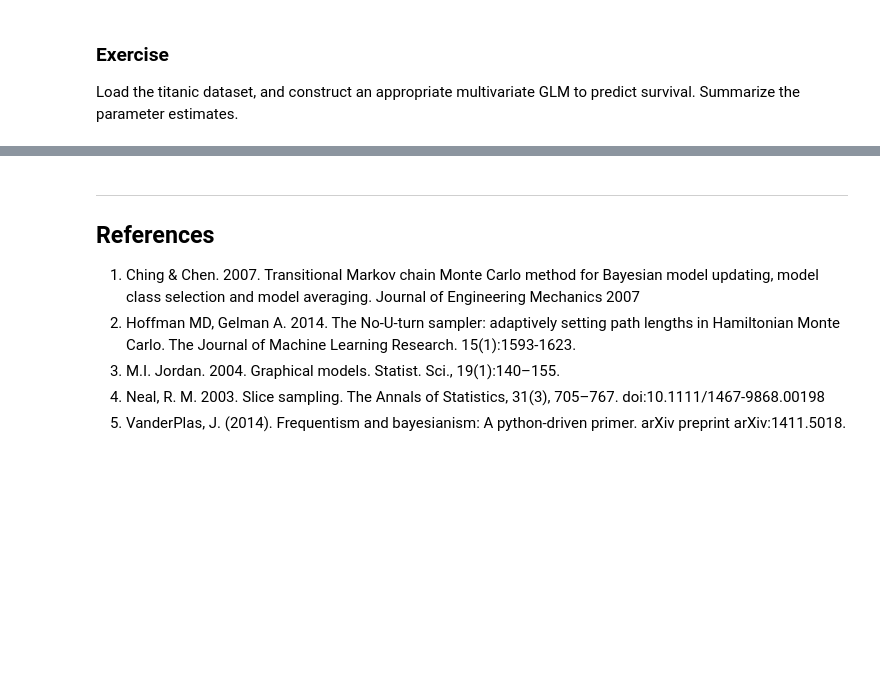
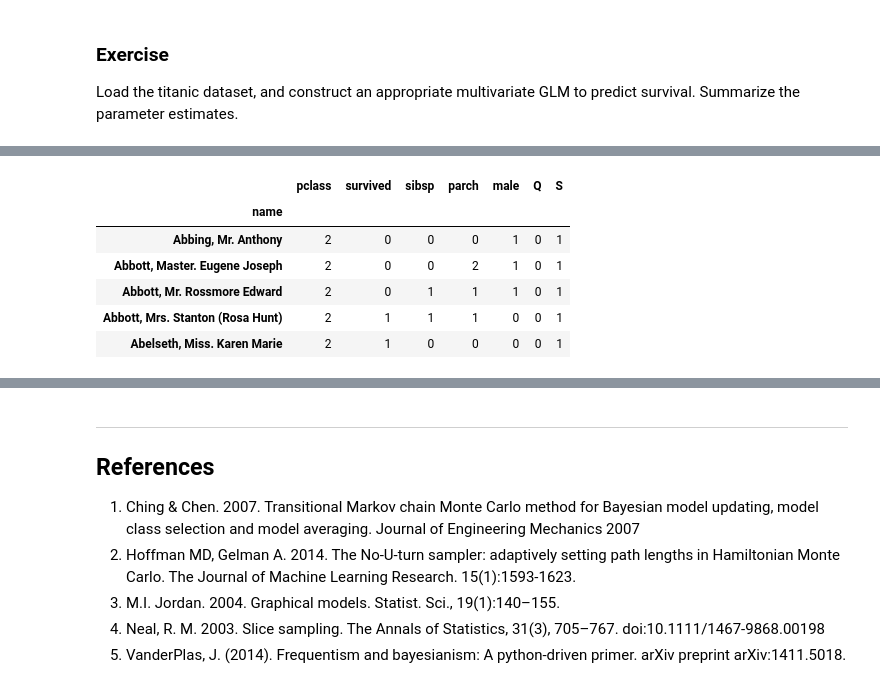
Before and after one commit to weltybiostat/Bios8366, a Jupyter notebook: notebooks/Section4_5-Model-Building-with-PyMC3.ipynb, the cells around one changed output, grey strips where cells are left out. Cells and saved outputs as stored; diff of their text form; code cells hidden in the pictures; blank space fills up the shorter version.

```diff
--- a/notebooks/Section4_5-Model-Building-with-PyMC3.ipynb
+++ b/notebooks/Section4_5-Model-Building-with-PyMC3.ipynb
@@ -727,2 +824,17 @@ titanic.head()
 # %%
 # Write your answer here
+# %%
+titanic_clean = (titanic.assign(male=(titanic.sex == 'male').astype(int),
+                               pclass=titanic.pclass-1,
+                               age=titanic.age - titanic.age.mean())
+                .join(pd.get_dummies(titanic.embarked)[['Q', 'S']])
+                .drop(['sex', 'home.dest', 'body', 'ticket', 'cabin', 'boat', 'fare', 'embarked'], axis=1))
+titanic_clean.head()
+# %% [output]
+|  | pclass | survived | sibsp | parch | male | Q | S |
+| name |  |  |  |  |  |  |  |
+| Abbing, Mr. Anthony | 2 | 0 | 0 | 0 | 1 | 0 | 1 |
+| Abbott, Master. Eugene Joseph | 2 | 0 | 0 | 2 | 1 | 0 | 1 |
+| Abbott, Mr. Rossmore Edward | 2 | 0 | 1 | 1 | 1 | 0 | 1 |
+| Abbott, Mrs. Stanton (Rosa Hunt) | 2 | 1 | 1 | 1 | 0 | 0 | 1 |
+| Abelseth, Miss. Karen Marie | 2 | 1 | 0 | 0 | 0 | 0 | 1 |
```
Also changed, not shown: parts of 31 cells of this notebook.
